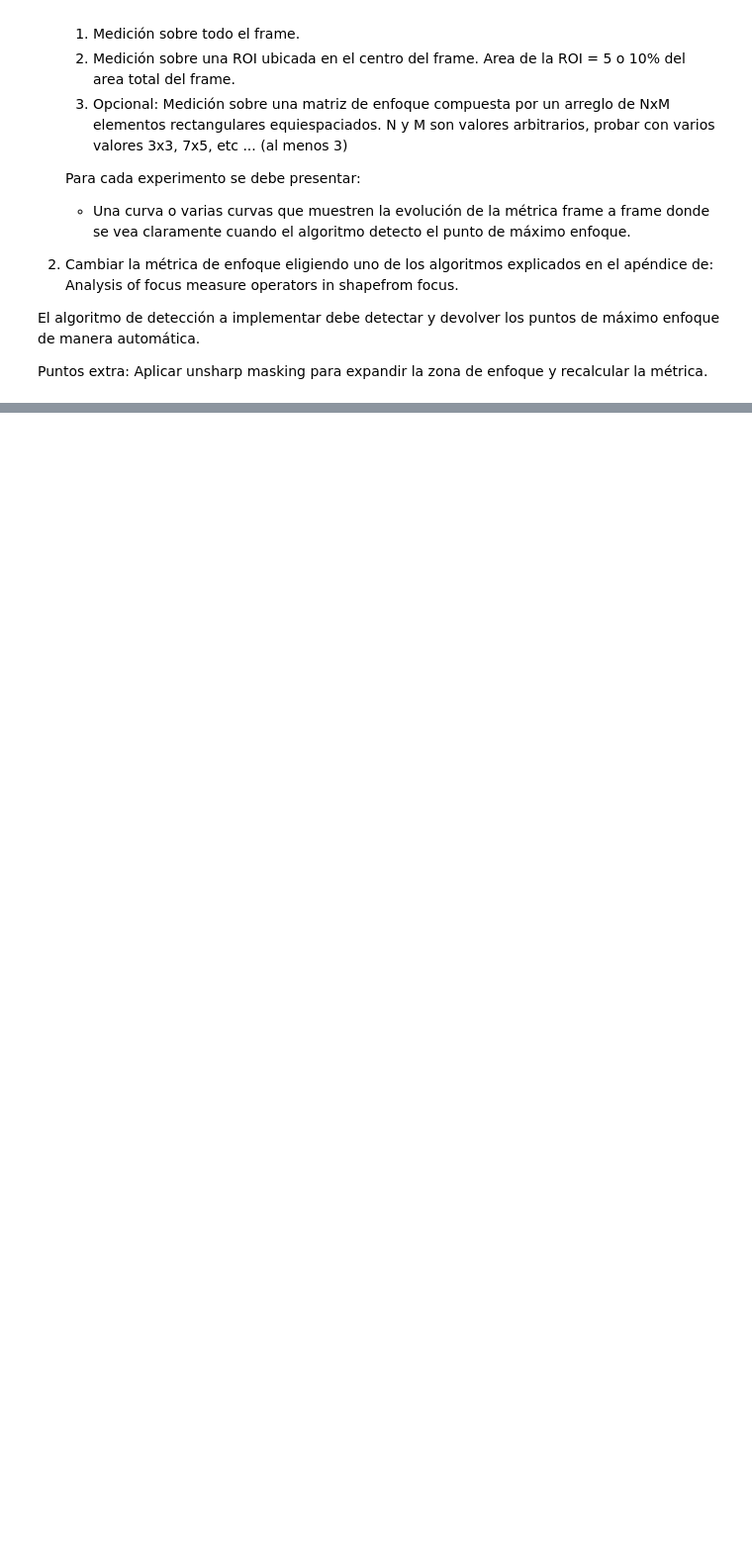
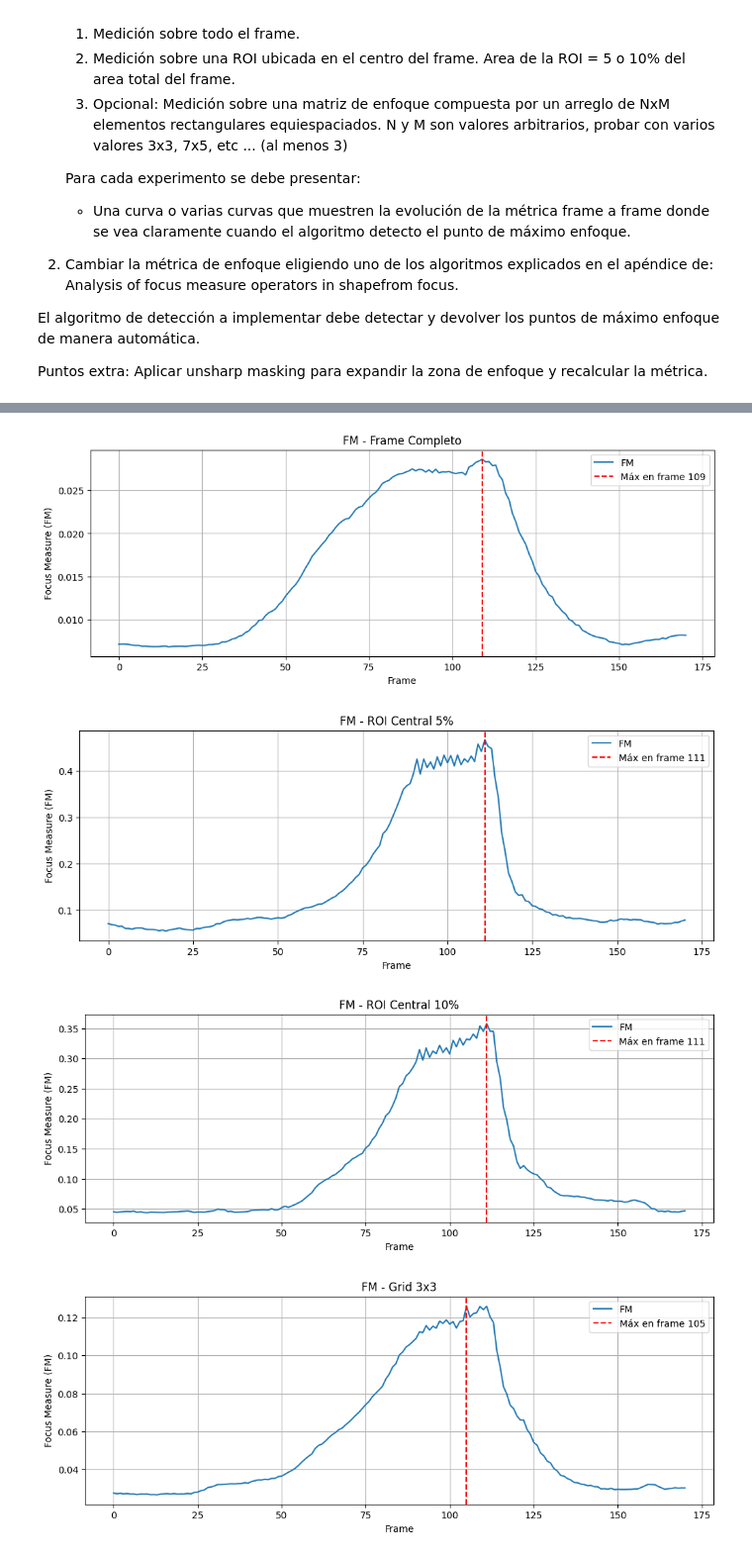
Before and after one commit to ArielMatC/ceia-computer-vision-1, a Jupyter notebook: TP2/tp2.ipynb, the cells around one changed output, grey strips where cells are left out. Shown: that part at 99% size. Cells and saved outputs as stored; diff of their text form; code cells hidden in the pictures; blank space fills up the shorter version.

Commit message:
Agrego Visualización

```diff
--- a/TP2/tp2.ipynb
+++ b/TP2/tp2.ipynb
@@ -31,0 +86,20 @@ Puntos extra: Aplicar unsharp masking para expandir la zona de enfoque y recalcu
+# %%
+import cv2
+import numpy as np
+import matplotlib.pyplot as plt
+from math import ceil
+import os
+
+
+def focus_measure_fft(gray):
+    gray = gray.astype(np.float32)
+    F = np.fft.fft2(gray)
+    Fc = np.fft.fftshift(F)
+    AF = np.abs(Fc)
+    M = AF.max()
+    if M == 0:
+        return 0.0
+    thres = M / 1000.0
+    TH = np.sum(AF > thres)
+
+    return TH / (gray.size)
@@ -31,0 +241,25 @@ Puntos extra: Aplicar unsharp masking para expandir la zona de enfoque y recalcu
+# %%
+def plot_metric(values, title):
+    plt.figure(figsize=(12,4))
+    plt.plot(values, label="FM")
+    idx_max = np.argmax(values)
+    plt.axvline(idx_max, color='red', linestyle='--', label=f"Máx en frame {idx_max}")
+    plt.title(title)
+    plt.xlabel("Frame")
+    plt.ylabel("Focus Measure (FM)")
+    plt.legend()
+    plt.grid(True)
+    plt.show()
+    return idx_max
+
+idx_full = plot_metric(metrics_full, "FM - Frame Completo")
+idx_roi5 = plot_metric(metrics_roi_5, "FM - ROI Central 5%")
+idx_roi10 = plot_metric(metrics_roi_10, "FM - ROI Central 10%")
+idx_3x3 = plot_metric(metrics_grid_3x3, "FM - Grid 3x3")
+idx_5x7 = plot_metric(metrics_grid_5x7, "FM - Grid 5x7")
+idx_7x5 = plot_metric(metrics_grid_7x5, "FM - Grid 7x5")
+# %% [output]
+[figure, added]
+[figure, added]
+[figure, added]
+[figure, added]
```
Also changed, not shown: parts of 12 cells of this notebook, 18 other files.
